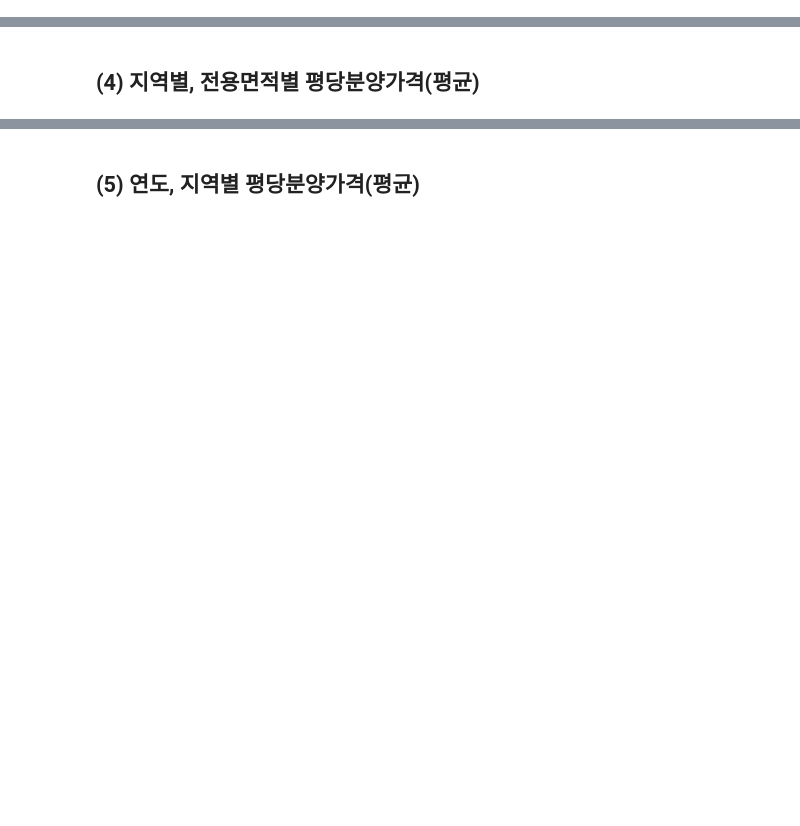
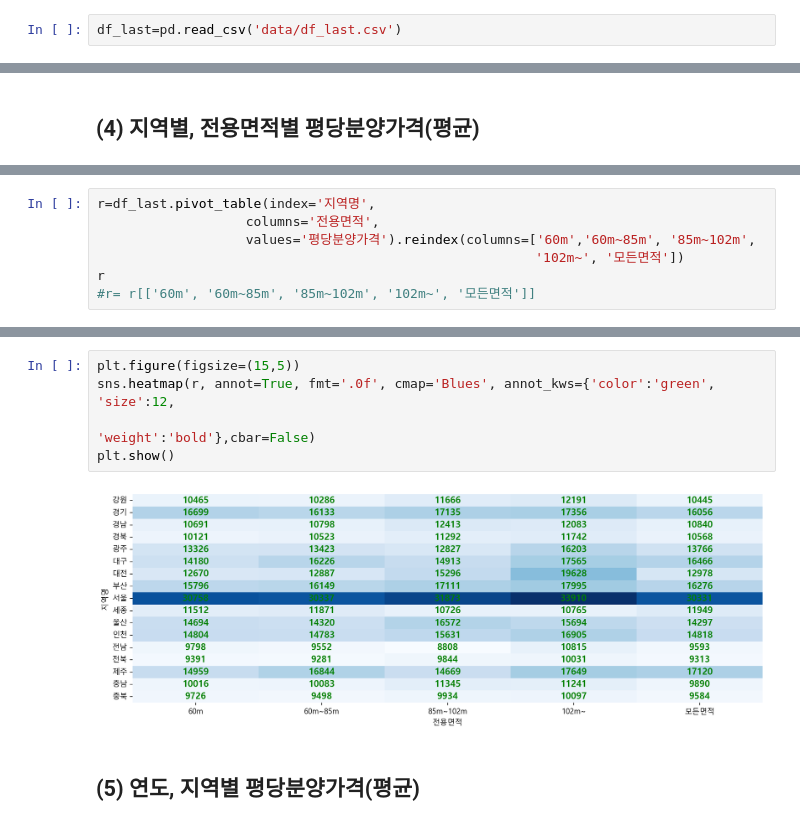
Before and after one commit to wonee-302/ai, a Jupyter notebook: source/01_python/ch13_예1_포트폴리오_아파트분양가 분석.ipynb, the cells around one changed output, grey strips where cells are left out. Drawn from its saved outputs; the diff is of its cells as text; blank space fills up the shorter version.

```diff
--- a/source/01_python/ch13_예1_포트폴리오_아파트분양가 분석.ipynb
+++ b/source/01_python/ch13_예1_포트폴리오_아파트분양가 분석.ipynb
@@ -245,5 +551,7 @@ df_last.to_csv('data/df_last.csv', index=False) # 전처리 단계 백업
 - pd.pivot_table(df_last, index=["인덱스로사용할컬럼명"],
                     values=["계산할컬럼명"],
                     aggfunc="연산함수명")
+# %%
+df_last=pd.read_csv('data/df_last.csv')
 # %% [markdown]
 ## (1) 지역별 데이터수
@@ -255,0 +795,7 @@ df_last.to_csv('data/df_last.csv', index=False) # 전처리 단계 백업
+# %%
+r=df_last.pivot_table(index='지역명',
+                   columns='전용면적',
+                   values='평당분양가격').reindex(columns=['60m','60m~85m', '85m~102m',
+                                                        '102m~', '모든면적'])
+r
+#r= r[['60m', '60m~85m', '85m~102m', '102m~', '모든면적']]
@@ -256,2 +822,9 @@ df_last.to_csv('data/df_last.csv', index=False) # 전처리 단계 백업
+# %%
+plt.figure(figsize=(15,5))
+sns.heatmap(r, annot=True, fmt='.0f', cmap='Blues', annot_kws={'color':'green', 'size':12,
+                                                               'weight':'bold'},cbar=False)
+plt.show()
+# %% [output]
+[figure, added]
 # %% [markdown]
 ## (5) 연도, 지역별 평당분양가격(평균)
```
Also changed, not shown: parts of 98 cells of this notebook, 2 other files.
